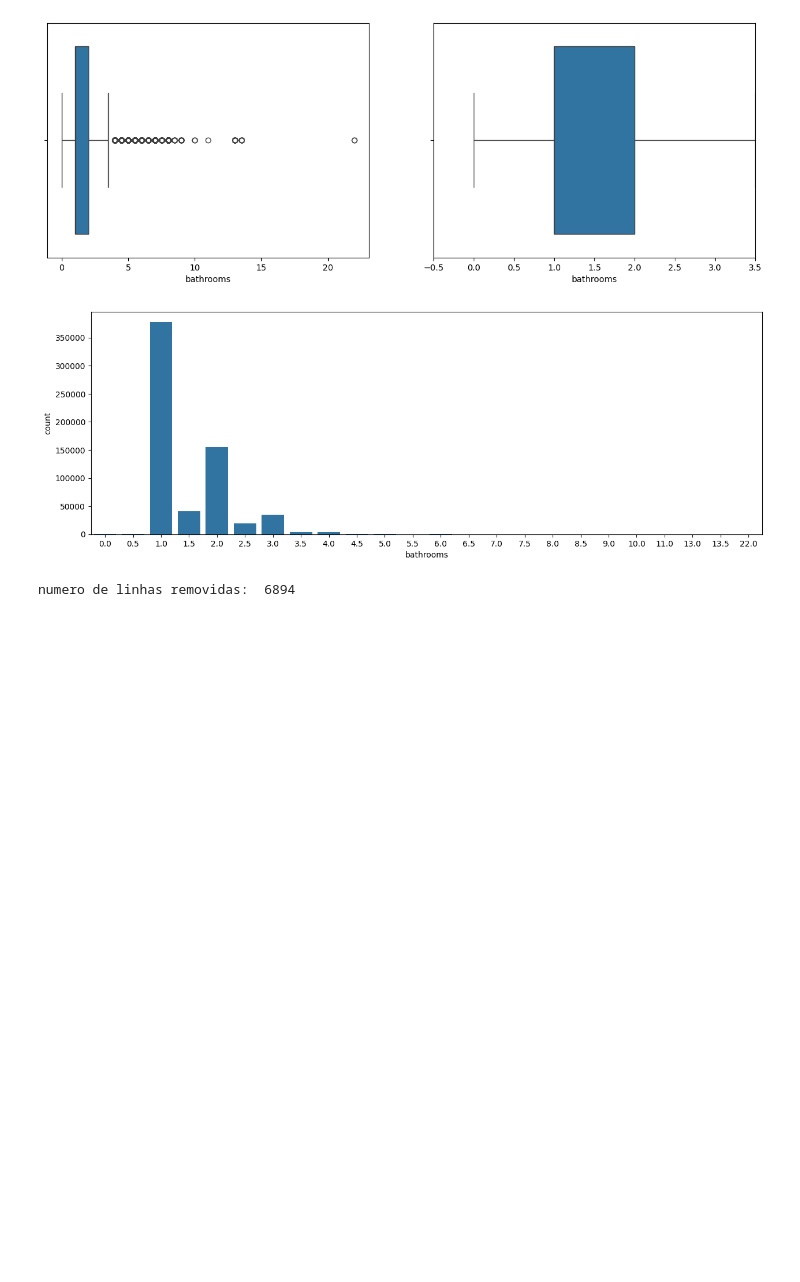
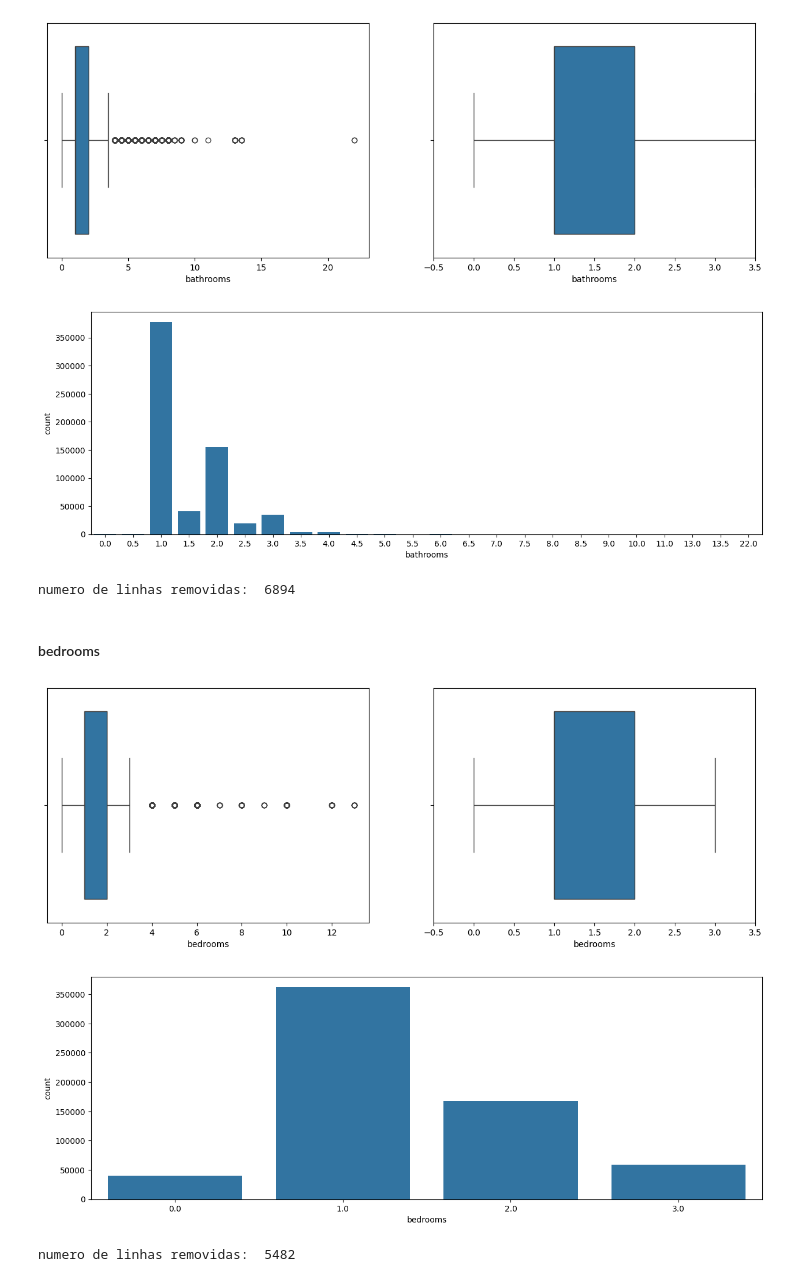
Before and after one commit to ghrisss/Wily, a Jupyter notebook: main.ipynb, the cells around one changed output. Cells and saved outputs as stored; diff of their text form; code cells hidden in the pictures; blank space fills up the shorter version.

```diff
--- a/main.ipynb
+++ b/main.ipynb
@@ -337,3 +337,16 @@ base_airbnb, removed_lines = remove_outliers(base_airbnb, "bathrooms")
 print("numero de linhas removidas: ", removed_lines)
 # %% [output]
 numero de linhas removidas:  6894
+# %% [markdown]
+#### bedrooms
+# %%
+boxplot_builder(base_airbnb["bedrooms"])
+barplot_builder(base_airbnb["bedrooms"])
+# %% [output]
+[figure, added]
+[figure, added]
+# %%
+base_airbnb, removed_lines = remove_outliers(base_airbnb, "bedrooms")
+print("numero de linhas removidas: ", removed_lines)
+# %% [output]
+numero de linhas removidas:  5482
```
Also changed, not shown: parts of 19 cells of this notebook.
